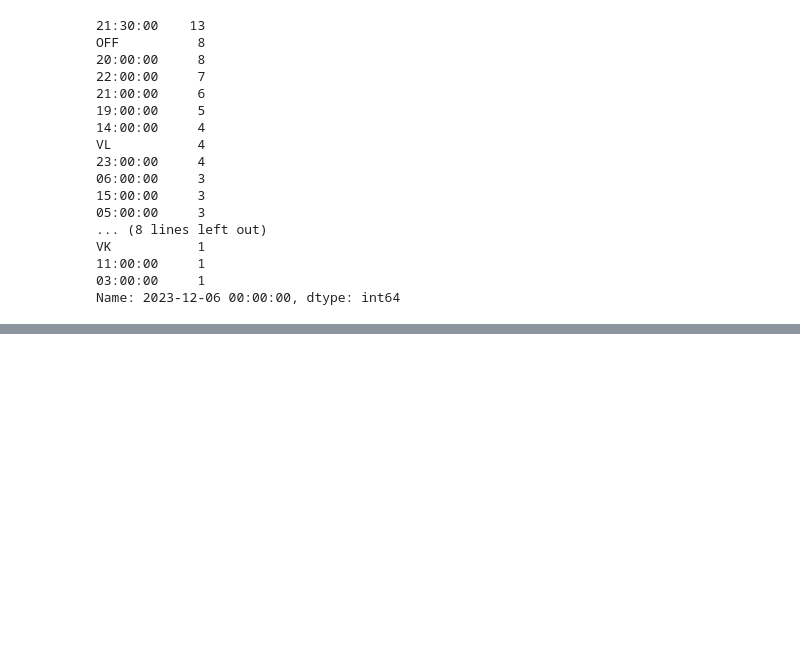
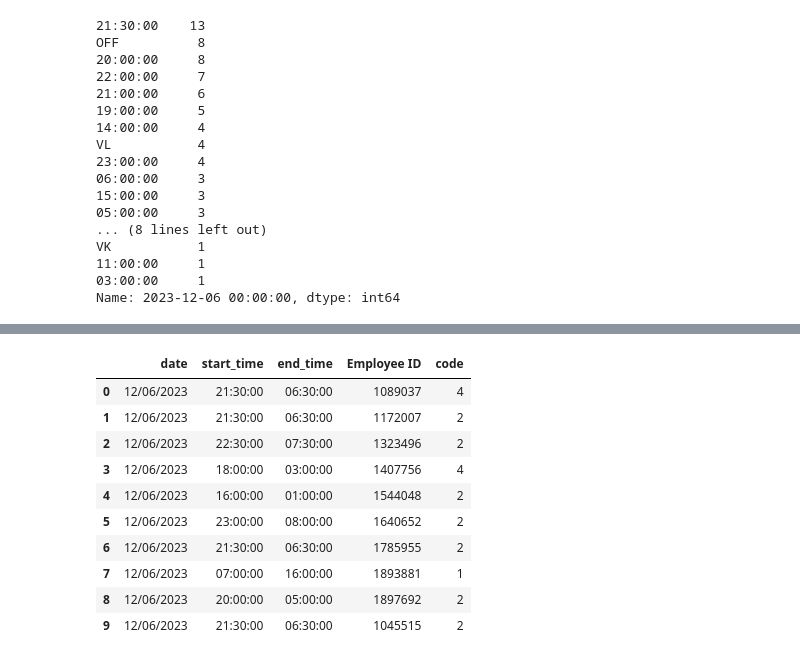
Before and after one commit to voltrecto/attendance-data, a Jupyter notebook: Attendance_Data.ipynb, the cells around one changed output, grey strips where cells are left out. Cells and saved outputs as stored; diff of their text form; code cells hidden in the pictures; blank space fills up the shorter version.

```diff
--- a/Attendance_Data.ipynb
+++ b/Attendance_Data.ipynb
@@ -179,0 +187,3 @@ Name: 2023-12-06 00:00:00, dtype: int64
+# %%
+df.loc[69, selected_date] = 'VL'
+df.loc[69]
@@ -179,0 +200,37 @@ Name: 2023-12-06 00:00:00, dtype: int64
+# %%
+# Function for schedule start time - Use either start time for the selected date, Time In, or 0:00
+
+def start_time(row):
+    if isinstance(row[selected_date], dt.time):
+        return row[selected_date]
+    elif isinstance(row['Time In'], dt.time):
+        return row['Time In']
+    else:
+        return dt.time(0, 0, 0)
+
+# Function for end time - Add 9 hours to start time
+
+def end_time(time):
+    new_time = dt.datetime(1, 1, 1, time.hour, time.minute, time.second) + dt.timedelta(hours=9)
+    return new_time.time()
+
+# Function for sql plan
+
+def code_value(value):
+    if isinstance(value, str):
+        if value == 'PTO':
+            return 5
+        elif value == 'VL':
+            return 4
+        else:
+            return 1
+    else:
+        return 2
+
+
+df['start_time'] = df.apply(start_time, axis=1)
+df['end_time'] = df['start_time'].apply(lambda x: end_time(x))
+df['code'] = df[selected_date].apply(code_value)
+df['date'] = selected_date.strftime("%m/%d/%Y")
+
+df.head()
@@ -179,0 +244,15 @@ Name: 2023-12-06 00:00:00, dtype: int64
+# %%
+schedule_data = df[['date', 'start_time', 'end_time', 'Employee ID', 'code']]
+schedule_data.head(10)
+# %% [output]
+|  | date | start_time | end_time | Employee ID | code |
+| 0 | 12/06/2023 | 21:30:00 | 06:30:00 | 1089037 | 4 |
+| 1 | 12/06/2023 | 21:30:00 | 06:30:00 | 1172007 | 2 |
+| 2 | 12/06/2023 | 22:30:00 | 07:30:00 | 1323496 | 2 |
+| 3 | 12/06/2023 | 18:00:00 | 03:00:00 | 1407756 | 4 |
+| 4 | 12/06/2023 | 16:00:00 | 01:00:00 | 1544048 | 2 |
+| 5 | 12/06/2023 | 23:00:00 | 08:00:00 | 1640652 | 2 |
+| 6 | 12/06/2023 | 21:30:00 | 06:30:00 | 1785955 | 2 |
+| 7 | 12/06/2023 | 07:00:00 | 16:00:00 | 1893881 | 1 |
+| 8 | 12/06/2023 | 20:00:00 | 05:00:00 | 1897692 | 2 |
+| 9 | 12/06/2023 | 21:30:00 | 06:30:00 | 1045515 | 2 |
```
Also changed, not shown: parts of 14 cells of this notebook.
